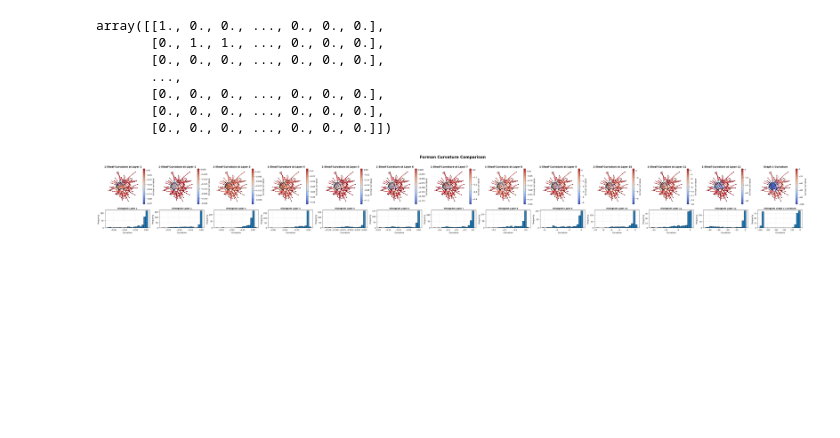
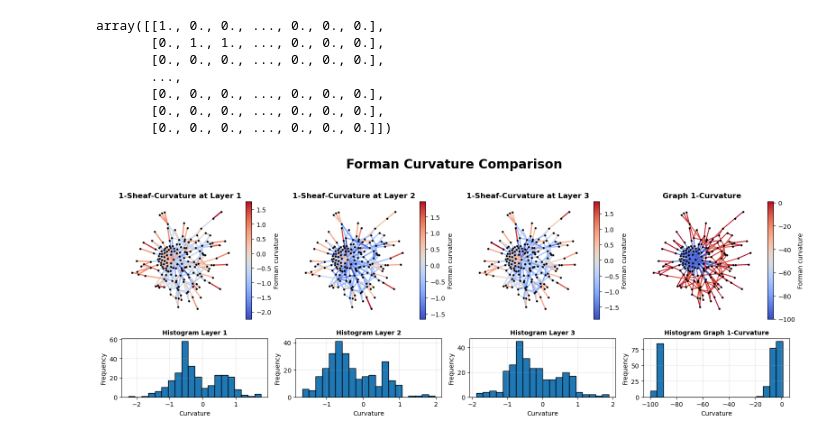
Before and after one commit to luigifraca/neural-sheaf-diffusion-modified, a Jupyter notebook: quick_analysis/fmg-small-datasets.ipynb, the cells around one changed output. Drawn from its saved outputs; the diff is of its cells as text; code cells hidden in the pictures; blank space fills up the shorter version.

```diff
--- a/quick_analysis/fmg-small-datasets.ipynb
+++ b/quick_analysis/fmg-small-datasets.ipynb
@@ -34,14 +34,15 @@ def fbc(L):
 # %% [markdown]
 ## 2. Load
 # %%
-hidden_channels = 32
-dataset = "chameleon"
+hidden_channels = 16
+dataset = "cornell"
 layers = 3
-epochs = 300
+epochs = 500
 
 MAPS = []
 for layer in range(layers):
-    MAPS.append(torch.load(f"../results/maps/{dataset}/{layers}-layers/{hidden_channels}-hidden/{epochs}-epochs/DiagSheaf_{dataset}_layer{layer}_fold0_seed43.pt"))
+    map_path = f"../results/maps/{dataset}/{layers}-layers/{hidden_channels}-hidden/{epochs}-epochs/DiagSheaf_{dataset}_layer{layer}_fold0_seed43.pt"
+    MAPS.append(torch.load(map_path))
 # %%
 DF = []
 
@@ -72,6 +72,10 @@ L0_LIST = []
 L1_LIST = []
 f0_list = []
 f1_list = []
+ev0_list = []
+ev1_list = []
+e0_list = []
+e1_list = []
 
 for df in DF:
 
@@ -93,8 +97,13 @@ for df in DF:
 
     B.fillna(0, inplace=True)
     B_np = B.to_numpy(dtype=float)
-    L0 = B_np @ B_np.T
-    L1 = B_np.T @ B_np
+    L0_un = B_np @ B_np.T
+    L1_un = B_np.T @ B_np
+    d0 = np.diag(L0_un)
+    D0_inv = np.diag(1.0 / d0)
+    D0_inv_sqrt = np.diag(1.0 / np.sqrt(d0))
+    L0 = D0_inv_sqrt @ L0_un @ D0_inv_sqrt
+    L1 = B_np.T @ D0_inv @ B_np
     B1, F1 = fbc(L1)
     B0, F0 = fbc(L0)
     L0_LIST.append(L0)
@@ -102,3 +111,9 @@ for df in DF:
     f0_list.append(np.diag(F0))
     f1_list.append(np.diag(F1))
     B_list.append(B)
+    e0,ev0 = np.linalg.eigh(L0)
+    e1,ev1 = np.linalg.eigh(L1)
+    ev0_list.append(ev0)
+    ev1_list.append(ev1)
+    e0_list.append(e0)
+    e1_list.append(e1)
@@ -114,3 +120,7 @@ True
 # %%
-edge_list = list(B.columns)
-print(edge_list)
+EDGE_LIST = []
+NODE_LIST = []
+
+for B in B_list:
+    EDGE_LIST.append(list(B.columns))
+    NODE_LIST.append(B.index.tolist())
@@ -119,7 +127,7 @@ print(edge_list)
 # %%
 G = nx.Graph()
 G.add_nodes_from(B.index)
-G.add_edges_from(edge_list)
+G.add_edges_from(list(B.columns))
 
 B_top = nx.incidence_matrix(G).todense()
 L0_top = B_top @ B_top.T
@@ -212,37 +220,36 @@ nx.draw_networkx_edges(
     G, ax=ax_graph, pos=pos,
     edge_color=cmap(norm_top(curvatures_top)),
     width=1.5
 )
 
 sm_top = plt.cm.ScalarMappable(cmap=cmap, norm=norm_top)
 sm_top.set_array([])
 plt.colorbar(sm_top, ax=ax_graph, label='Forman curvature')
 
 ax_graph.set_title(
     "Graph 1-Curvature",
     fontweight="bold", fontsize=12
 )
 ax_graph.axis("off")
 
 # ----- Bottom row: histogram for top curvature -----
 ax_hist = ax[1, layers]
 ax_hist.hist(curvatures_top, bins=20, edgecolor="black")
 ax_hist.set_title(
     "Histogram Graph 1-Curvature",
     fontsize=10, fontweight="bold"
 )
 ax_hist.set_xlabel("Curvature")
 ax_hist.set_ylabel("Frequency")
 ax_hist.grid(alpha=0.3)
 
 fig.suptitle("Forman Curvature Comparison", fontsize=20, fontweight="bold")
 plt.tight_layout(rect=[0, 0, 1, 0.95])
 plt.show()
-
-os.makedirs("../results/images", exist_ok=True)
-fig.savefig(f"../results/images/1-curvature_comparison_{dataset}_{layers}-layers_500epochs.pdf", dpi=300)
+#os.makedirs("../results/images", exist_ok=True)
+#fig.savefig(f"../results/images/1-curvature_comparison_{dataset}_{layers}-layers_500epochs.pdf", dpi=300)
 # %% [output]
-[figure, old version]
+[figure, new version]
 # %%
 with open(f"../datasets/{dataset}/raw/out1_node_feature_label.txt", "r") as f:
     # for line in f:
```
Also changed, not shown: parts of 5 cells of this notebook, 3 other files.
